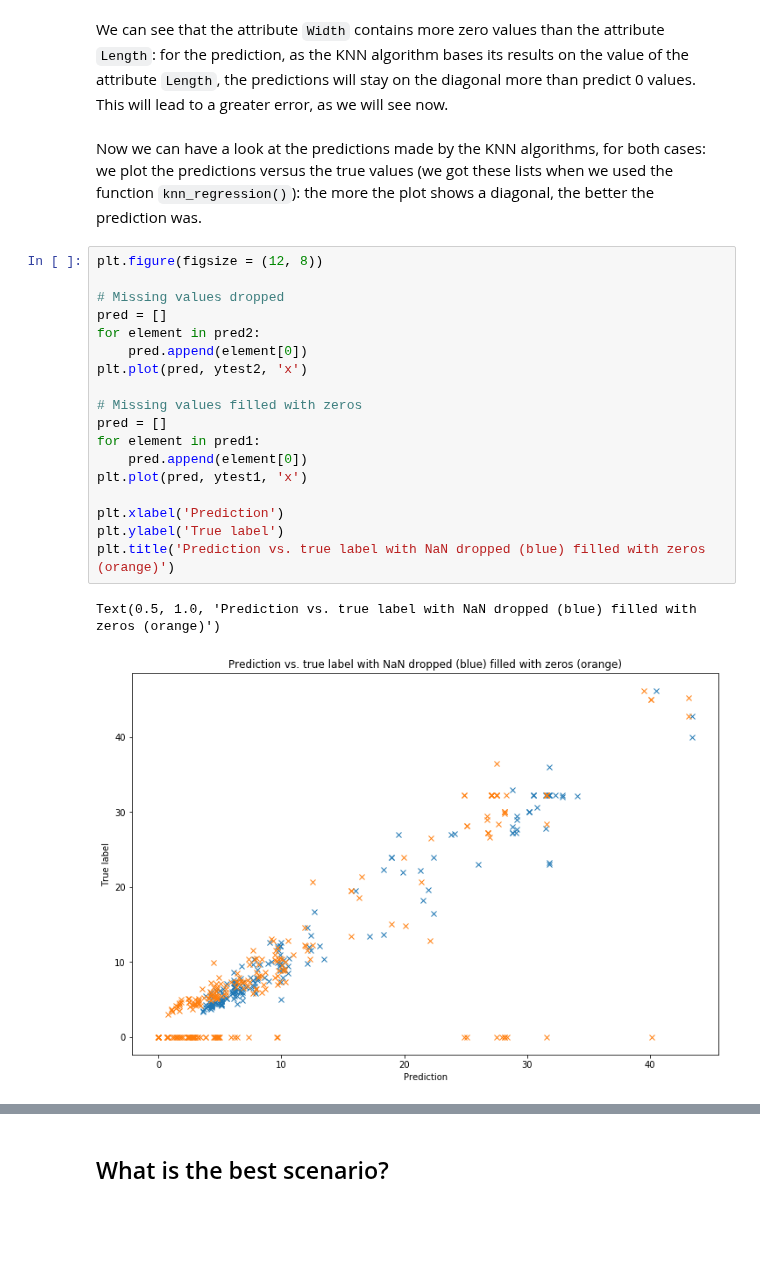
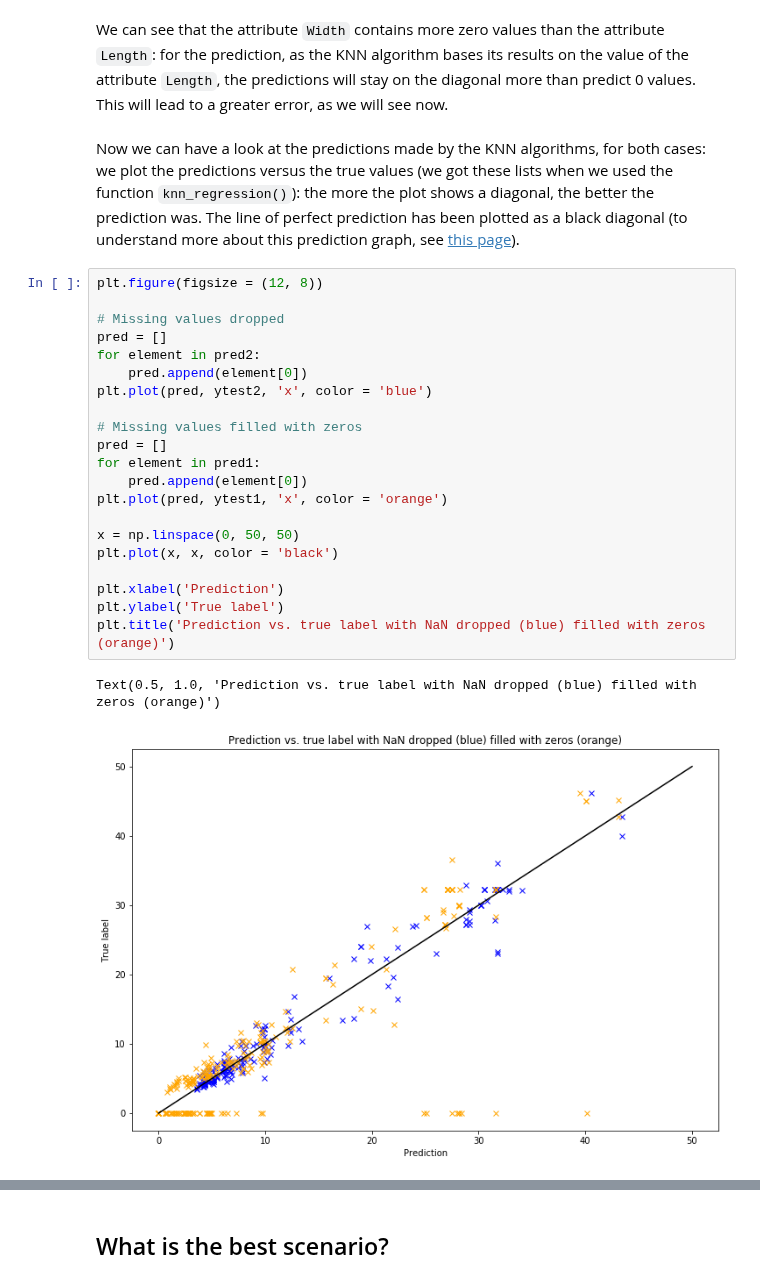
Before and after one commit to xldrkp/jb-test, a Jupyter notebook: content/chapter1-numerical/1-2-1-width.ipynb, the cells around one changed output, grey strips where cells are left out. Cells and saved outputs as stored; diff of their text form; blank space fills up the shorter version.

```diff
--- a/content/chapter1-numerical/1-2-1-width.ipynb
+++ b/content/chapter1-numerical/1-2-1-width.ipynb
@@ -123,28 +125,31 @@ interactive(children=(Dropdown(description='Mode:', options=('filled_zeros', 'dr
 # %% [markdown]
 We can see that the attribute ``Width`` contains more zero values than the attribute ``Length``: for the prediction, as the KNN algorithm bases its results on the value of the attribute ``Length``, the predictions will stay on the diagonal more than predict 0 values. This will lead to a greater error, as we will see now.
 # %% [markdown]
-Now we can have a look at the predictions made by the KNN algorithms, for both cases: we plot the predictions versus the true values (we got these lists when we used the function ``knn_regression()``): the more the plot shows a diagonal, the better the prediction was.
+Now we can have a look at the predictions made by the KNN algorithms, for both cases: we plot the predictions versus the true values (we got these lists when we used the function ``knn_regression()``): the more the plot shows a diagonal, the better the prediction was. The line of perfect prediction has been plotted as a black diagonal (to understand more about this prediction graph, see [this page](./../../introduction/0-3-graphs.html)).
 # %%
 plt.figure(figsize = (12, 8))
 
 # Missing values dropped
 pred = []
 for element in pred2:
     pred.append(element[0])
-plt.plot(pred, ytest2, 'x')
+plt.plot(pred, ytest2, 'x', color = 'blue')
 
 # Missing values filled with zeros
 pred = []
 for element in pred1:
     pred.append(element[0])
-plt.plot(pred, ytest1, 'x')
+plt.plot(pred, ytest1, 'x', color = 'orange')
+
+x = np.linspace(0, 50, 50)
+plt.plot(x, x, color = 'black')
 
 plt.xlabel('Prediction')
 plt.ylabel('True label')
 plt.title('Prediction vs. true label with NaN dropped (blue) filled with zeros (orange)')
 # %% [output]
 Text(0.5, 1.0, 'Prediction vs. true label with NaN dropped (blue) filled with zeros (orange)')
-[figure, old version]
+[figure, new version]
 # %%
 # For beginner version: cell to hide
 
```
Also changed, not shown: parts of 12 cells of this notebook.
